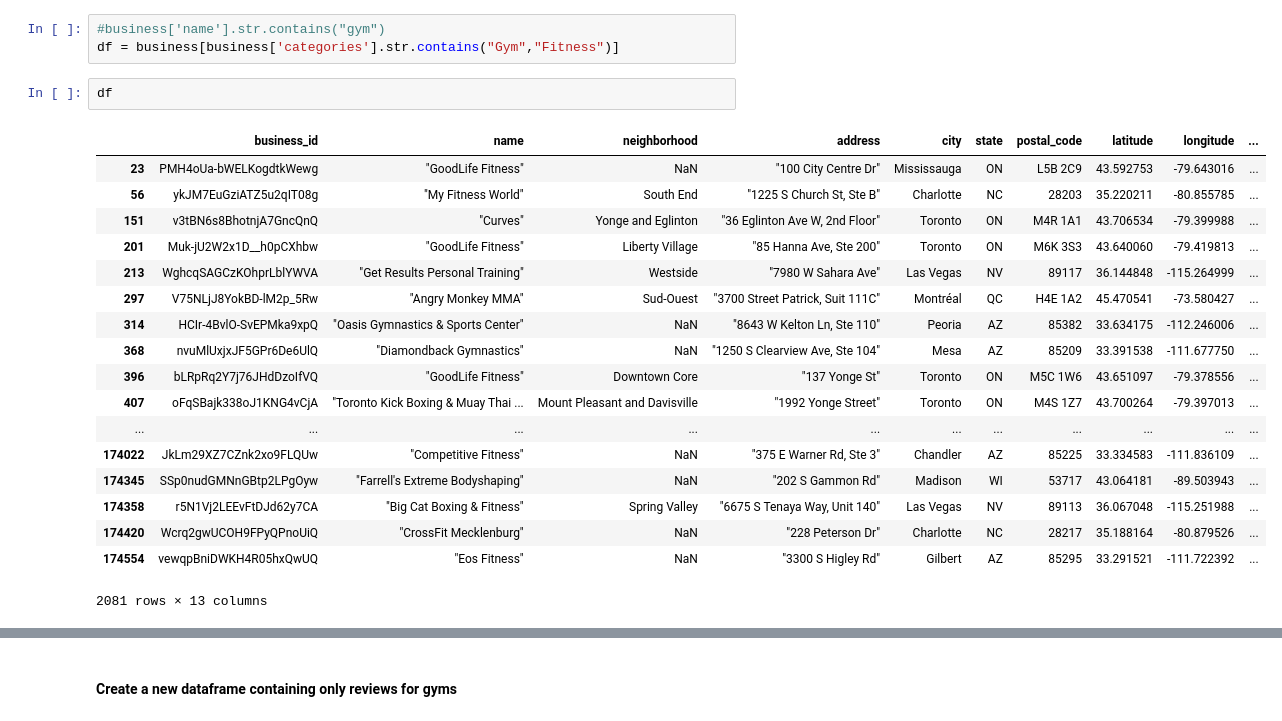
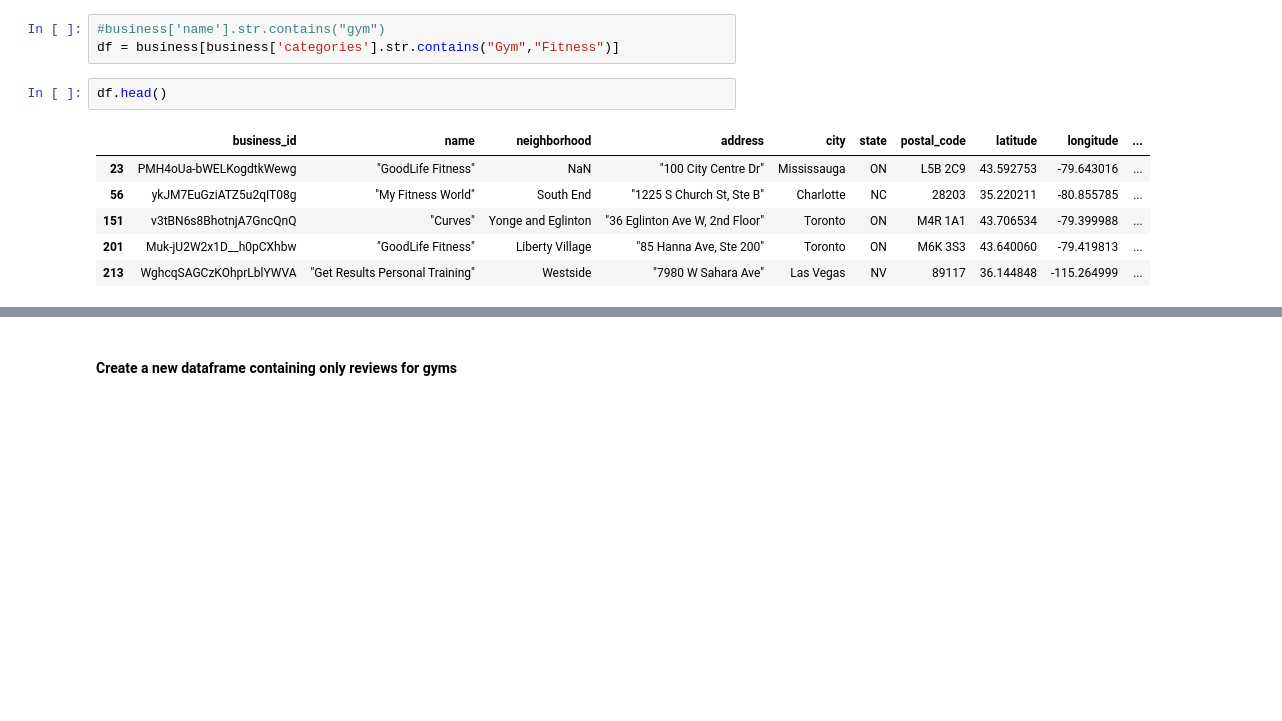
Before and after one commit to hectorhcuevas/Yelp-Review-Project, a Jupyter notebook: Yelp Project.ipynb, the cells around one changed output, grey strips where cells are left out. Drawn from its saved outputs; the diff is of its cells as text; blank space fills up the shorter version.

```diff
--- a/Yelp Project.ipynb
+++ b/Yelp Project.ipynb
@@ -87,24 +75,12 @@ business
 #business['name'].str.contains("gym")
 df = business[business['categories'].str.contains("Gym","Fitness")]
 # %%
-df
+df.head()
 # %% [output]
 |  | business_id | name | neighborhood | address | city | state | postal_code | latitude | longitude | ... |
 | 23 | PMH4oUa-bWELKogdtkWewg | "GoodLife Fitness" | NaN | "100 City Centre Dr" | Mississauga | ON | L5B 2C9 | 43.592753 | -79.643016 | ... |
 | 56 | ykJM7EuGziATZ5u2qIT08g | "My Fitness World" | South End | "1225 S Church St, Ste B" | Charlotte | NC | 28203 | 35.220211 | -80.855785 | ... |
 | 151 | v3tBN6s8BhotnjA7GncQnQ | "Curves" | Yonge and Eglinton | "36 Eglinton Ave W, 2nd Floor" | Toronto | ON | M4R 1A1 | 43.706534 | -79.399988 | ... |
 | 201 | Muk-jU2W2x1D__h0pCXhbw | "GoodLife Fitness" | Liberty Village | "85 Hanna Ave, Ste 200" | Toronto | ON | M6K 3S3 | 43.640060 | -79.419813 | ... |
 | 213 | WghcqSAGCzKOhprLblYWVA | "Get Results Personal Training" | Westside | "7980 W Sahara Ave" | Las Vegas | NV | 89117 | 36.144848 | -115.264999 | ... |
-| 297 | V75NLjJ8YokBD-lM2p_5Rw | "Angry Monkey MMA" | Sud-Ouest | "3700 Street Patrick, Suit 111C" | Montréal | QC | H4E 1A2 | 45.470541 | -73.580427 | ... |
-| 314 | HCIr-4BvlO-SvEPMka9xpQ | "Oasis Gymnastics & Sports Center" | NaN | "8643 W Kelton Ln, Ste 110" | Peoria | AZ | 85382 | 33.634175 | -112.246006 | ... |
-| 368 | nvuMlUxjxJF5GPr6De6UlQ | "Diamondback Gymnastics" | NaN | "1250 S Clearview Ave, Ste 104" | Mesa | AZ | 85209 | 33.391538 | -111.677750 | ... |
-| 396 | bLRpRq2Y7j76JHdDzoIfVQ | "GoodLife Fitness" | Downtown Core | "137 Yonge St" | Toronto | ON | M5C 1W6 | 43.651097 | -79.378556 | ... |
-| 407 | oFqSBajk338oJ1KNG4vCjA | "Toronto Kick Boxing & Muay Thai ... | Mount Pleasant and Davisville | "1992 Yonge Street" | Toronto | ON | M4S 1Z7 | 43.700264 | -79.397013 | ... |
-| ... | ... | ... | ... | ... | ... | ... | ... | ... | ... | ... |
-| 174022 | JkLm29XZ7CZnk2xo9FLQUw | "Competitive Fitness" | NaN | "375 E Warner Rd, Ste 3" | Chandler | AZ | 85225 | 33.334583 | -111.836109 | ... |
-| 174345 | SSp0nudGMNnGBtp2LPgOyw | "Farrell's Extreme Bodyshaping" | NaN | "202 S Gammon Rd" | Madison | WI | 53717 | 43.064181 | -89.503943 | ... |
-| 174358 | r5N1Vj2LEEvFtDJd62y7CA | "Big Cat Boxing & Fitness" | Spring Valley | "6675 S Tenaya Way, Unit 140" | Las Vegas | NV | 89113 | 36.067048 | -115.251988 | ... |
-| 174420 | Wcrq2gwUCOH9FPyQPnoUiQ | "CrossFit Mecklenburg" | NaN | "228 Peterson Dr" | Charlotte | NC | 28217 | 35.188164 | -80.879526 | ... |
-| 174554 | vewqpBniDWKH4R05hxQwUQ | "Eos Fitness" | NaN | "3300 S Higley Rd" | Gilbert | AZ | 85295 | 33.291521 | -111.722392 | ... |
-2081 rows × 13 columns
 # %%
```
Also changed, not shown: parts of 3 cells of this notebook.
